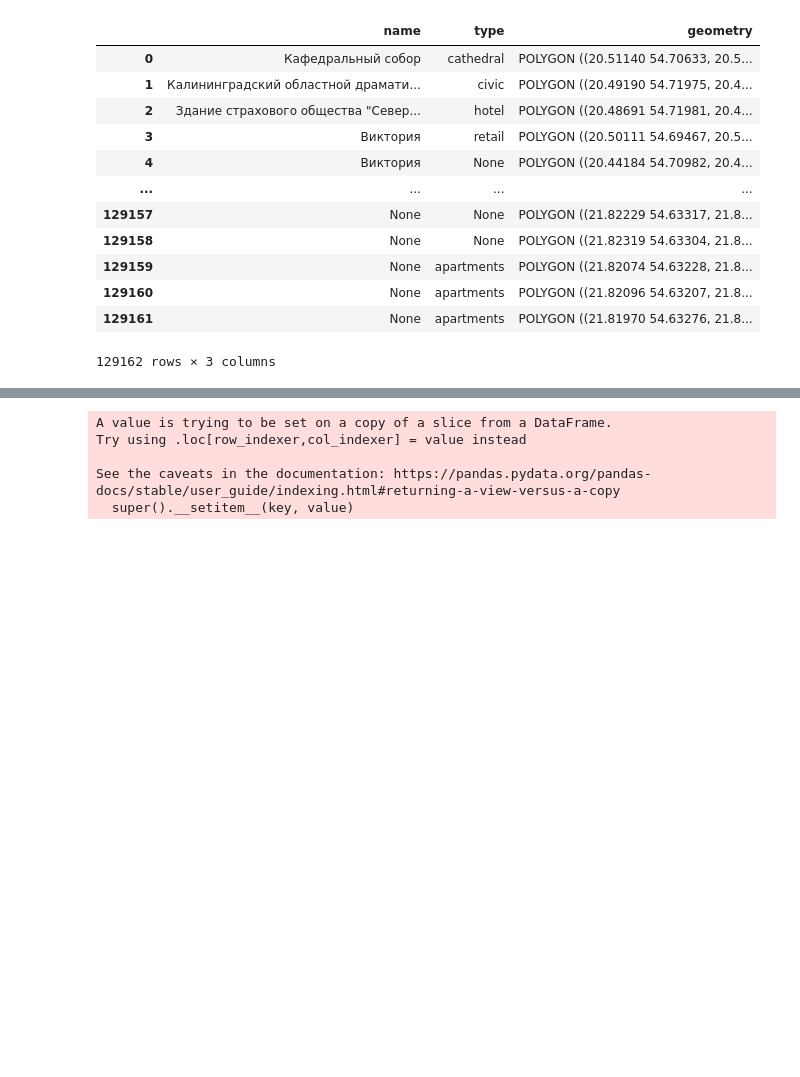
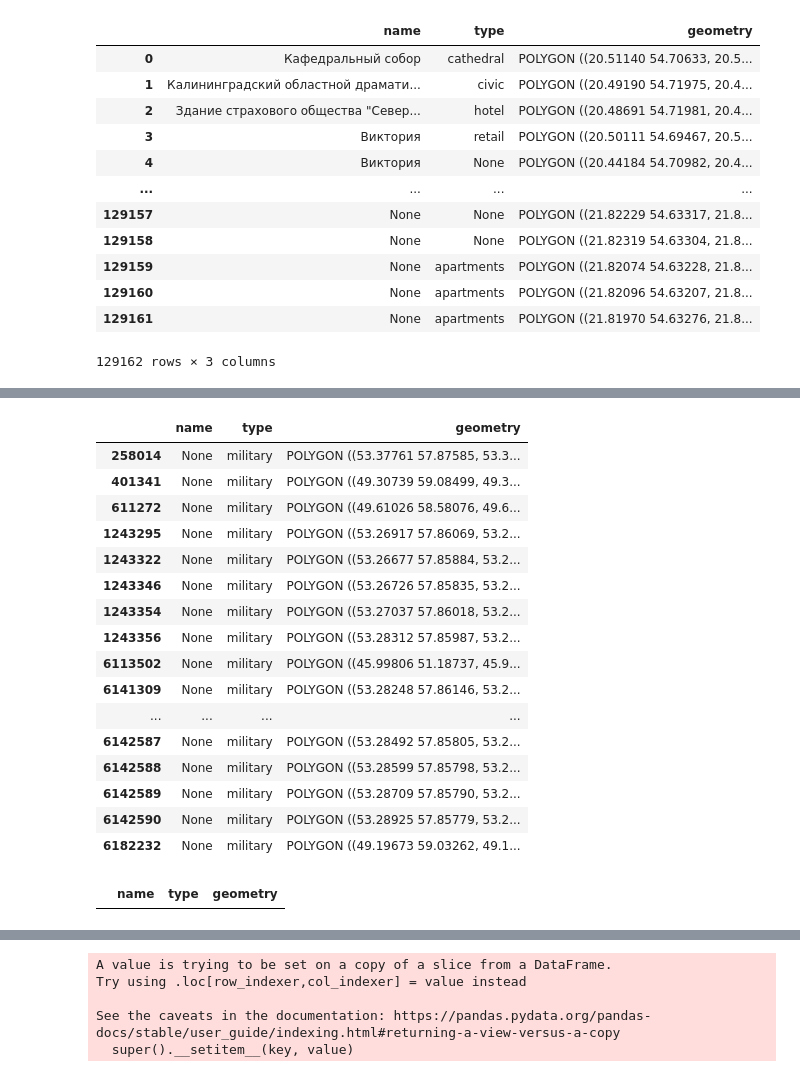
Before and after one commit to yuliiabosher/Map, a Jupyter notebook: Map.ipynb, the cells around one changed output, grey strips where cells are left out. Cells and saved outputs as stored; diff of their text form; code cells hidden in the pictures; blank space fills up the shorter version.

```diff
--- a/Map.ipynb
+++ b/Map.ipynb
@@ -205,3 +336,29 @@ display(kaliningrad_district)
+# %%
+volga_military_objects = find_objects(volga_district, 'military')
+display(volga_military_objects)
+# %% [output]
+|  | name | type | geometry |
+| 258014 | None | military | POLYGON ((53.37761 57.87585, 53.3... |
+| 401341 | None | military | POLYGON ((49.30739 59.08499, 49.3... |
+| 611272 | None | military | POLYGON ((49.61026 58.58076, 49.6... |
+| 1243295 | None | military | POLYGON ((53.26917 57.86069, 53.2... |
+| 1243322 | None | military | POLYGON ((53.26677 57.85884, 53.2... |
+| 1243346 | None | military | POLYGON ((53.26726 57.85835, 53.2... |
+| 1243354 | None | military | POLYGON ((53.27037 57.86018, 53.2... |
+| 1243356 | None | military | POLYGON ((53.28312 57.85987, 53.2... |
+| 6113502 | None | military | POLYGON ((45.99806 51.18737, 45.9... |
+| 6141309 | None | military | POLYGON ((53.28248 57.86146, 53.2... |
+| ... | ... | ... | ... |
+| 6142587 | None | military | POLYGON ((53.28492 57.85805, 53.2... |
+| 6142588 | None | military | POLYGON ((53.28599 57.85798, 53.2... |
+| 6142589 | None | military | POLYGON ((53.28709 57.85790, 53.2... |
+| 6142590 | None | military | POLYGON ((53.28925 57.85779, 53.2... |
+| 6182232 | None | military | POLYGON ((49.19673 59.03262, 49.1... |
+# %%
+kaliningrad_military_objects = find_objects(kaliningrad_district, 'military')
+display(kaliningrad_military_objects)
+# %% [output]
+|  | name | type | geometry |
 # %%
 central_district_military_buildings = central_district[central_district['type'] == 'military']
 central_district_street_map = folium.Map(location = [55.755863, 37.617700], zoom_start=6)
```
Also changed, not shown: parts of 11 cells of this notebook.
